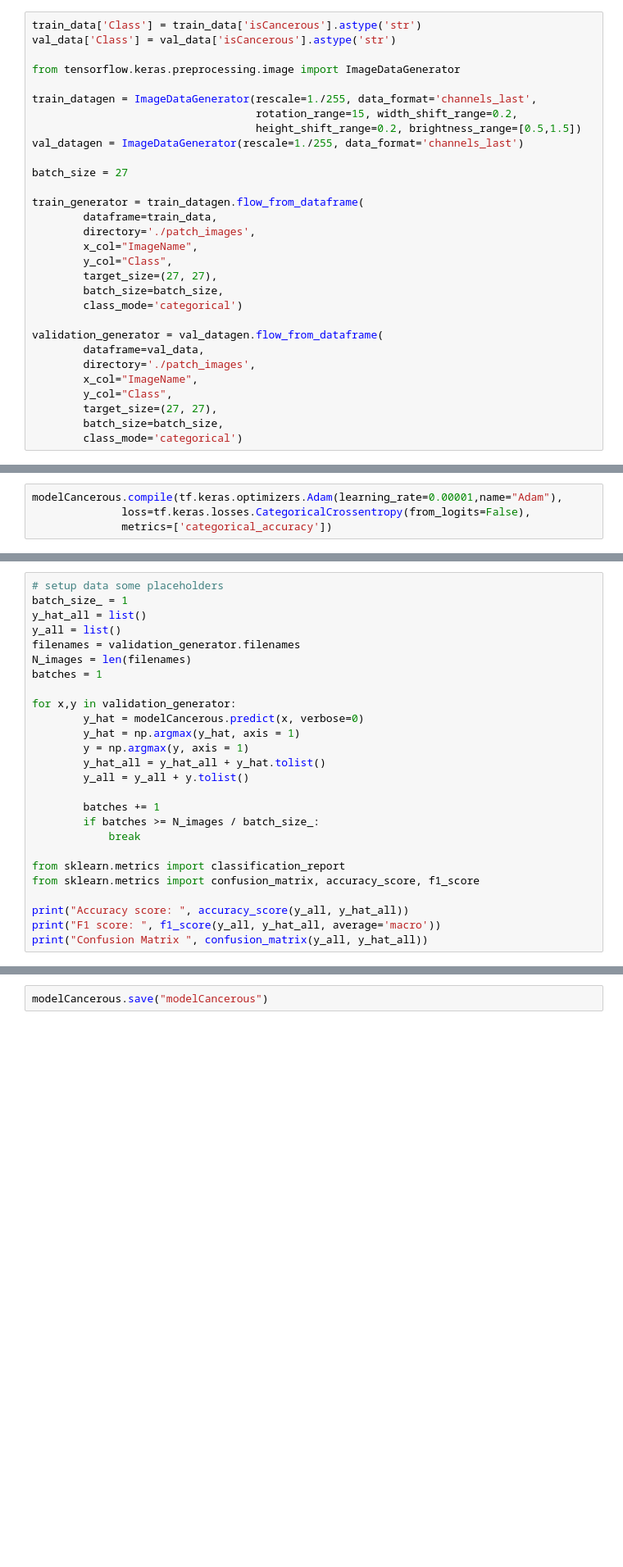
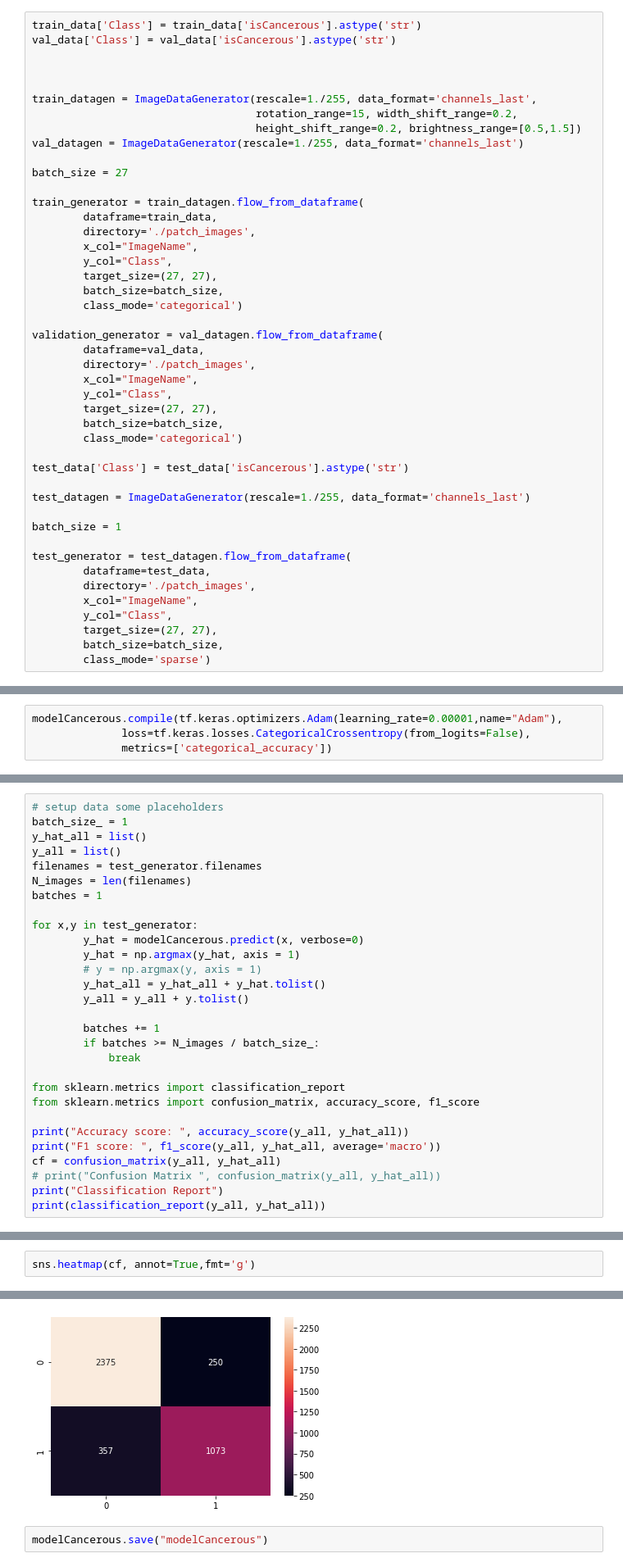
Before and after one commit to Sachin270/CMLAssignment2, a Jupyter notebook: Assignment2.ipynb, the cells around one changed output, grey strips where cells are left out. Shown at 82% size. Saved outputs shown, nothing was run; the diff lists cells and outputs as text; blank space fills up the shorter version.

```diff
--- a/Assignment2.ipynb
+++ b/Assignment2.ipynb
@@ -101,7 +117,7 @@ Train data : 12168, Val Data: 4056, Test Data: 4056
 train_data['Class'] = train_data['isCancerous'].astype('str')
 val_data['Class'] = val_data['isCancerous'].astype('str')
 
-from tensorflow.keras.preprocessing.image import ImageDataGenerator
+
 
 train_datagen = ImageDataGenerator(rescale=1./255, data_format='channels_last',
                                    rotation_range=15, width_shift_range=0.2,
@@ -127,6 +143,21 @@ validation_generator = val_datagen.flow_from_dataframe(
         target_size=(27, 27),
         batch_size=batch_size,
         class_mode='categorical')
+
+test_data['Class'] = test_data['isCancerous'].astype('str')
+
+test_datagen = ImageDataGenerator(rescale=1./255, data_format='channels_last')
+
+batch_size = 1
+
+test_generator = test_datagen.flow_from_dataframe(
+        dataframe=test_data,
+        directory='./patch_images',
+        x_col="ImageName",
+        y_col="Class",
+        target_size=(27, 27),
+        batch_size=batch_size,
+        class_mode='sparse')
 # %% [output]
 Found 12168 validated image filenames belonging to 2 classes.
 Found 4056 validated image filenames belonging to 2 classes.
@@ -264,14 +315,14 @@ plot_learning_curve(historyCancerous.history['loss'], historyCancerous.history['
 batch_size_ = 1
 y_hat_all = list()
 y_all = list()
-filenames = validation_generator.filenames
+filenames = test_generator.filenames
 N_images = len(filenames)
 batches = 1
 
-for x,y in validation_generator:
+for x,y in test_generator:
         y_hat = modelCancerous.predict(x, verbose=0)
         y_hat = np.argmax(y_hat, axis = 1)
-        y = np.argmax(y, axis = 1)
+        # y = np.argmax(y, axis = 1)
         y_hat_all = y_hat_all + y_hat.tolist()
         y_all = y_all + y.tolist()
 
@@ -284,5 +335,8 @@ from sklearn.metrics import confusion_matrix, accuracy_score, f1_score
 
 print("Accuracy score: ", accuracy_score(y_all, y_hat_all))
 print("F1 score: ", f1_score(y_all, y_hat_all, average='macro'))
-print("Confusion Matrix ", confusion_matrix(y_all, y_hat_all))
+cf = confusion_matrix(y_all, y_hat_all)
+# print("Confusion Matrix ", confusion_matrix(y_all, y_hat_all))
+print("Classification Report")
+print(classification_report(y_all, y_hat_all))
 # %% [output]
@@ -292,0 +354,3 @@ F1 score:  0.8357058444039311
+# %%
+sns.heatmap(cf, annot=True,fmt='g')
+# %% [output]
@@ -293,3 +358,4 @@ F1 score:  0.8357058444039311
+[figure, added]
 # %%
 modelCancerous.save("modelCancerous")
 # %% [output]
```
Also changed, not shown: parts of 24 cells of this notebook.
